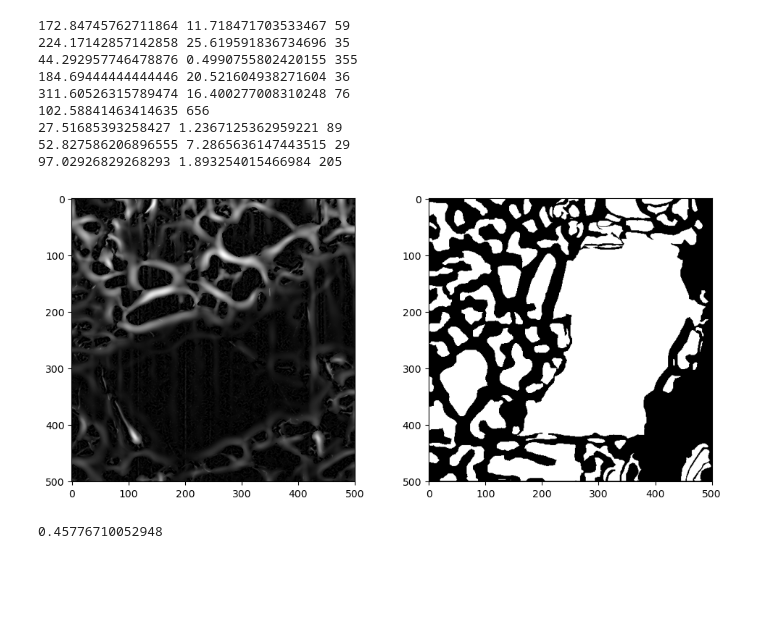
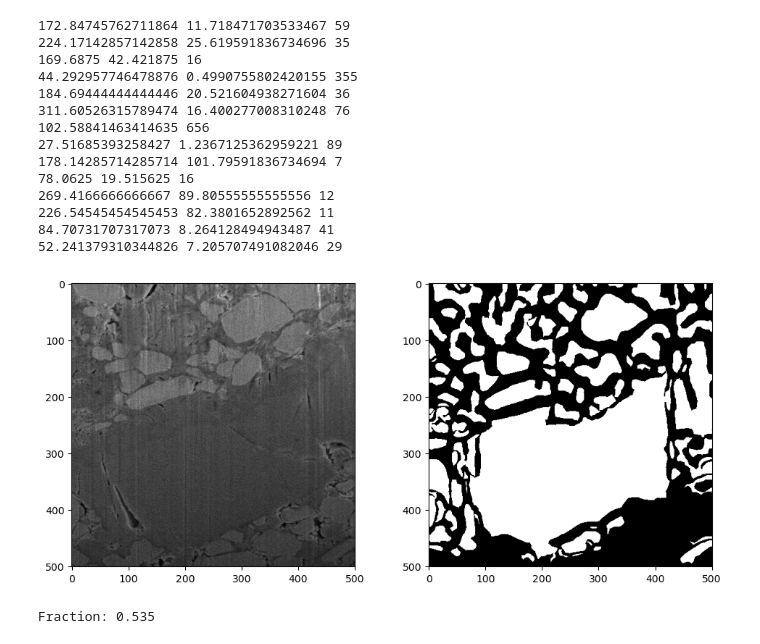
Before and after one commit to molel-gt/ssb, a Jupyter notebook: segmentation.ipynb, the cells around one changed output. Saved outputs shown, nothing was run; the diff lists cells and outputs as text; code cells hidden in the pictures; blank space fills up the shorter version.

Commit message:
level 2 edges

```diff
--- a/segmentation.ipynb
+++ b/segmentation.ipynb
@@ -55,9 +55,9 @@ for level in ['0', '1', '2']:
         for idx in point_set:
             x, y = edge_detection.idx2coord(idx)
             polygon.append((x, y))
-        if len(polygon) < 25:
+        inside_points = edge_detection.points_inside_polygon(polygon, points_arr)
+        if inside_points.shape[0] < 25:
             continue
-        inside_points = edge_detection.points_inside_polygon(polygon, points_arr)
         if inside_points.shape[0] == 0:
             continue
         if inside_points.shape[0] == 1:
@@ -71,40 +71,44 @@ for level in ['0', '1', '2']:
                     print(aspect, aspect2, len(polygon))
                     continue
                 img_res[(arr[:, 0], arr[:, 1])] = 1
                 continue
             if arr.shape[0] > 1000 and level == '0':
                 continue
             if level == '1' and arr.shape[0] > 68000:
                 continue
 
             if aspect > 40 and len(polygon) < 500:
                 print(aspect, aspect2, len(polygon))
                 continue
             elif 27 < aspect < 28:
                 print(aspect, aspect2, len(polygon))
                 continue
             else:
                 if 100 < aspect < 110:
                     print(aspect, len(polygon))
                 img_res[(arr[:, 0], arr[:, 1])] = 1
 
 fig, ax = plt.subplots(1, 2, figsize=(10, 4.5))
-ax[0].imshow(img_meijer, cmap='gray');
-ax[1].imshow(img_res, cmap='gray');
-
+ax[0].imshow(img, cmap='gray');
+ax[1].imshow(img_res.T, cmap='gray');
 plt.tight_layout();
 # %% [output]
 172.84745762711864 11.718471703533467 59
 224.17142857142858 25.619591836734696 35
+169.6875 42.421875 16
 44.292957746478876 0.4990755802420155 355
 184.69444444444446 20.521604938271604 36
 311.60526315789474 16.400277008310248 76
 102.58841463414635 656
 27.51685393258427 1.2367125362959221 89
-52.827586206896555 7.2865636147443515 29
-97.02926829268293 1.893254015466984 205
+178.14285714285714 101.79591836734694 7
+78.0625 19.515625 16
+269.4166666666667 89.80555555555556 12
+226.54545454545453 82.3801652892562 11
+84.70731707317073 8.264128494943487 41
+52.241379310344826 7.205707491082046 29
-[figure, old version]
+[figure, new version]
 # %%
-print(1 - np.average(img_res))
+print(f"Fraction: {np.average(img_res):.3}")
 # %% [output]
-0.45776710052948
+Fraction: 0.535
```
Also changed, not shown: 1 other file.
